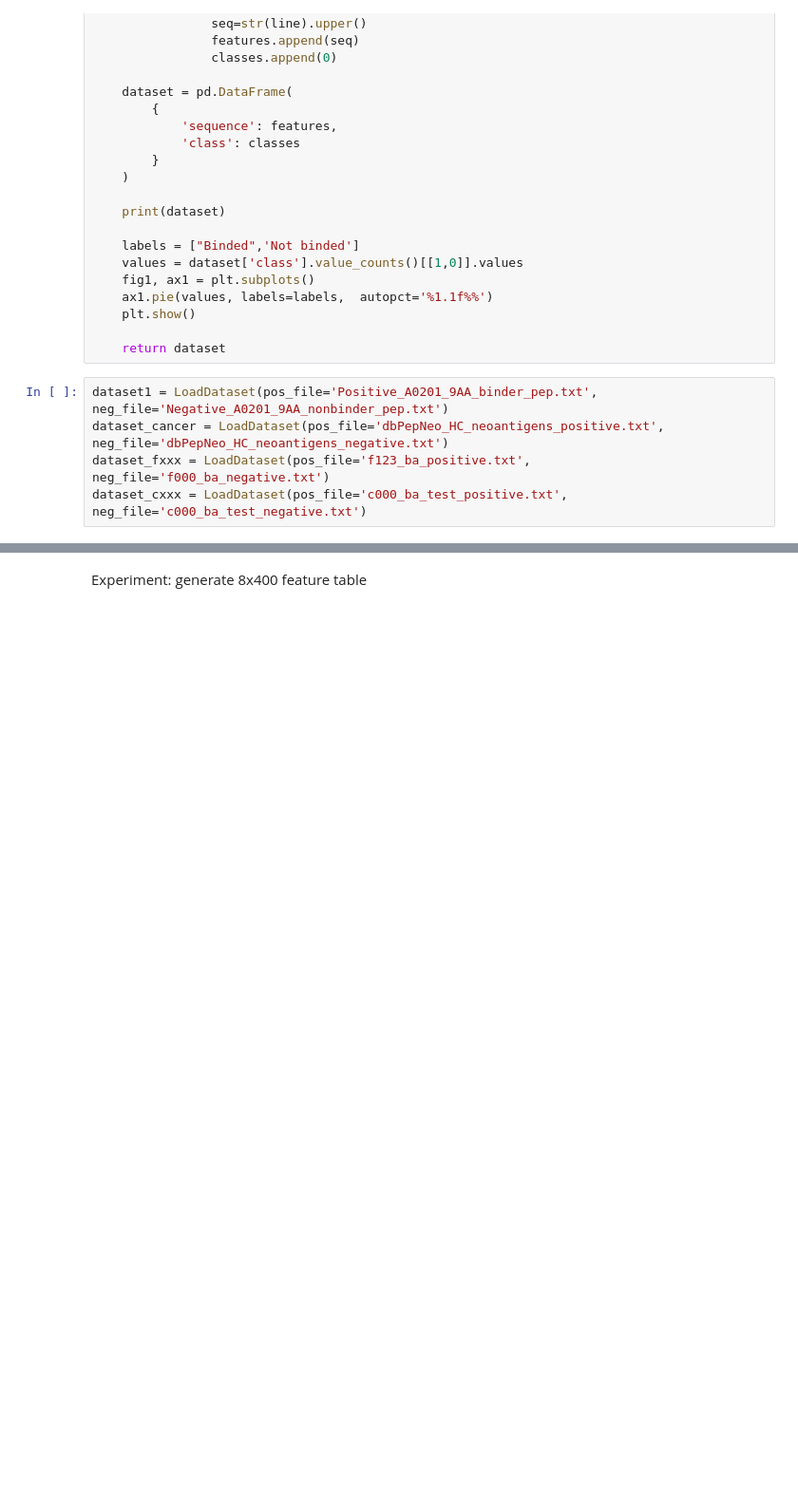
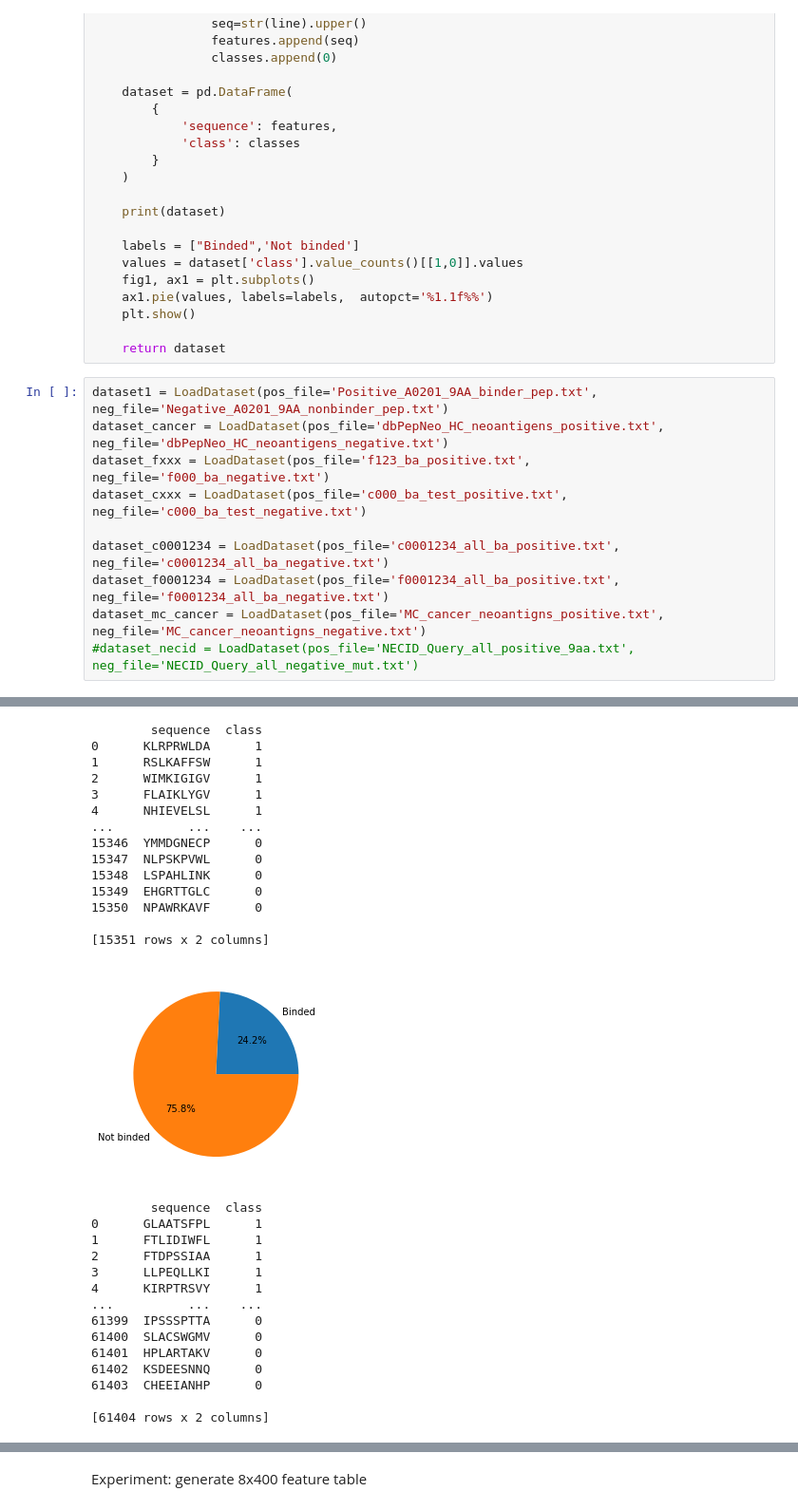
Before and after one commit to augustthedoodle/mhc_binding, a Jupyter notebook: mhc_matrix.ipynb, the cells around one changed output, grey strips where cells are left out. Shown at 95% size. Saved outputs shown, nothing was run; the diff lists cells and outputs as text; blank space fills up the shorter version.

```diff
--- a/mhc_matrix.ipynb
+++ b/mhc_matrix.ipynb
@@ -133,6 +138,11 @@ dataset1 = LoadDataset(pos_file='Positive_A0201_9AA_binder_pep.txt', neg_file='N
 dataset_cancer = LoadDataset(pos_file='dbPepNeo_HC_neoantigens_positive.txt', neg_file='dbPepNeo_HC_neoantigens_negative.txt')
 dataset_fxxx = LoadDataset(pos_file='f123_ba_positive.txt', neg_file='f000_ba_negative.txt')
 dataset_cxxx = LoadDataset(pos_file='c000_ba_test_positive.txt', neg_file='c000_ba_test_negative.txt')
+
+dataset_c0001234 = LoadDataset(pos_file='c0001234_all_ba_positive.txt', neg_file='c0001234_all_ba_negative.txt')
+dataset_f0001234 = LoadDataset(pos_file='f0001234_all_ba_positive.txt', neg_file='f0001234_all_ba_negative.txt')
+dataset_mc_cancer = LoadDataset(pos_file='MC_cancer_neoantigns_positive.txt', neg_file='MC_cancer_neoantigns_negative.txt')
+#dataset_necid = LoadDataset(pos_file='NECID_Query_all_positive_9aa.txt', neg_file='NECID_Query_all_negative_mut.txt')
 # %% [output]
        sequence  class
 0     AIIDYIAYM      1
@@ -167,30 +177,59 @@ dataset_cxxx = LoadDataset(pos_file='c000_ba_test_positive.txt', neg_file='c000_
         sequence  class
 0      KMVELVHFL      1
 1      MIKNLTQLF      1
 2      TQDLVQEKY      1
 3      LRFPGQLNA      1
 4      KVYDKLFPV      1
 ...          ...    ...
 17341  TLNAWVKVV      0
 17342  TLRKERLAK      0
 17343  FYLYLTFYF      0
 17344  FYPINDDFY      0
 17345  KLDDVEKEK      0
 
 [17346 rows x 2 columns]
 [figure]
        sequence  class
 0     LTMDREMLY      1
 1     GMVTLYLGV      1
 2     IMSLFSTSA      1
 3     SASRAWNVW      1
 4     ILIEGVFFA      1
 ...         ...    ...
 2804  IVNNQESNK      0
 2805  NEEVAIILA      0
 2806  STYGISEDL      0
 2807  HAPWTQMAM      0
 2808  LSDAARLFL      0
 
 [2809 rows x 2 columns]
 [figure]
+        sequence  class
+0      KLRPRWLDA      1
+1      RSLKAFFSW      1
+2      WIMKIGIGV      1
+3      FLAIKLYGV      1
+4      NHIEVELSL      1
+...          ...    ...
+15346  YMMDGNECP      0
+15347  NLPSKPVWL      0
+15348  LSPAHLINK      0
+15349  EHGRTTGLC      0
+15350  NPAWRKAVF      0
+
+[15351 rows x 2 columns]
+[figure, added]
+        sequence  class
+0      GLAATSFPL      1
+1      FTLIDIWFL      1
+2      FTDPSSIAA      1
+3      LLPEQLLKI      1
+4      KIRPTRSVY      1
+...          ...    ...
+61399  IPSSSPTTA      0
+61400  SLACSWGMV      0
+61401  HPLARTAKV      0
+61402  KSDEESNNQ      0
+61403  CHEEIANHP      0
+
+[61404 rows x 2 columns]
```
Also changed, not shown: parts of 6 cells of this notebook, 11 other files.
